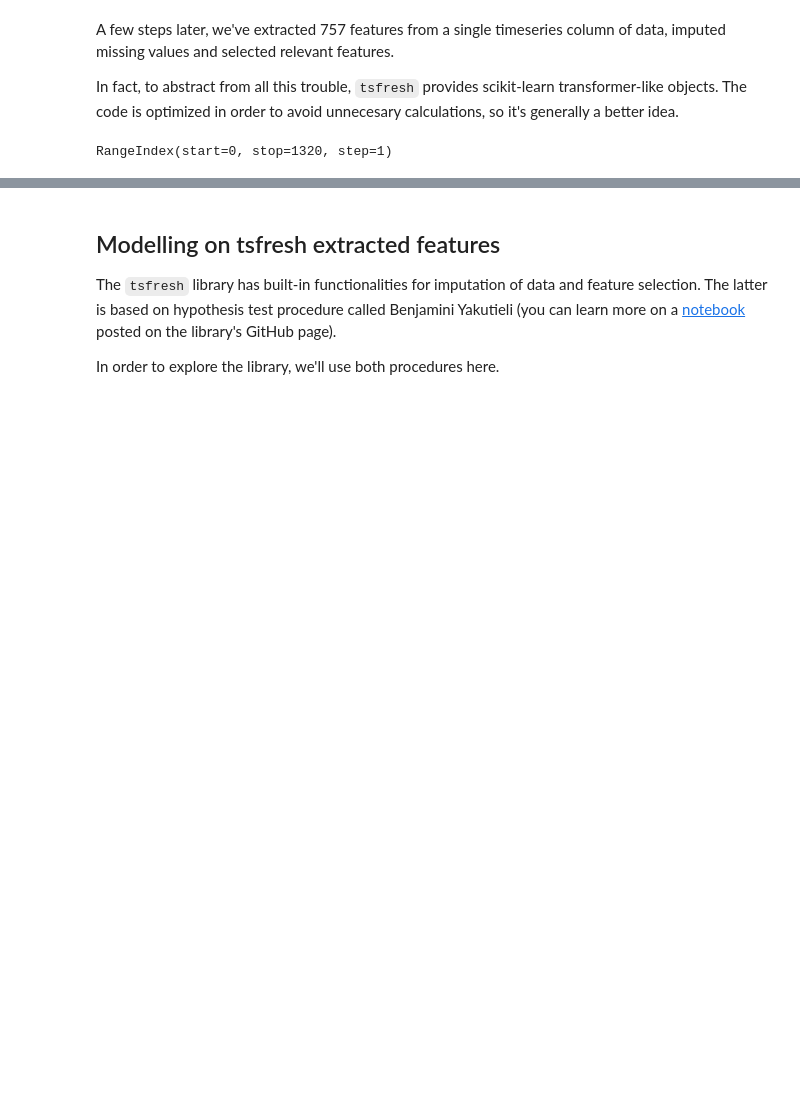
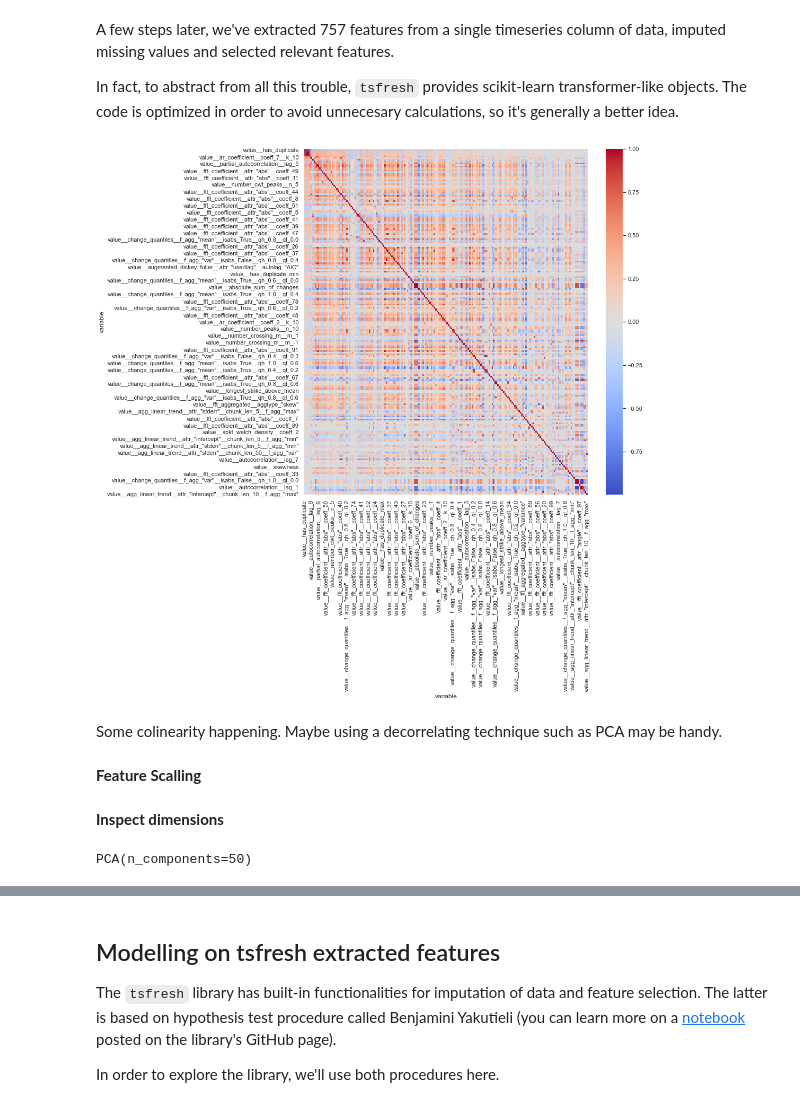
Before and after one commit to seoruosa/ml-study-group, a Jupyter notebook: notebooks/2020-08-29-aac-forda-ts-classification-approaches.ipynb, the cells around one changed output, grey strips where cells are left out. Cells and saved outputs as stored; diff of their text form; code cells hidden in the pictures; blank space fills up the shorter version.

Commit message:
Pipeline TSFRESH

```diff
--- a/notebooks/2020-08-29-aac-forda-ts-classification-approaches.ipynb
+++ b/notebooks/2020-08-29-aac-forda-ts-classification-approaches.ipynb
@@ -317,6 +331,14 @@ tsfresh_train_X_selected.shape
 A few steps later, we've extracted 757 features from a single timeseries column of data, imputed missing values and selected relevant features.
 
 In fact, to abstract from all this trouble, `tsfresh` provides scikit-learn transformer-like objects. The code is optimized in order to avoid unnecesary calculations, so it's generally a better idea.
+# %%
+f = plt.figure(figsize=(12,12))
+ax = sns.heatmap(tsfresh_train_X_selected.corr(), cmap='coolwarm')
+plt.show()
+# %% [output]
+[figure, added]
+# %% [markdown]
+Some colinearity happening. Maybe using a decorrelating technique such as PCA may be handy.
 # %%
 from sklearn.pipeline import Pipeline
 from sklearn.ensemble import RandomForestClassifier
@@ -331,4 +349,2 @@ X = pd.DataFrame(index=y.index)
-# %%
-df_ts.index
-# %% [output]
-RangeIndex(start=0, stop=1320, step=1)
+# %% [markdown]
+**Feature Scalling**
@@ -334,0 +354,8 @@ RangeIndex(start=0, stop=1320, step=1)
+# %% [markdown]
+**Inspect dimensions**
+# %%
+n_components = 50
+pca = PCA(n_components=n_components)
+pca.fit(tsfresh_train_X_scaled)
+# %% [output]
+PCA(n_components=50)
```
Also changed, not shown: parts of 53 cells of this notebook.
